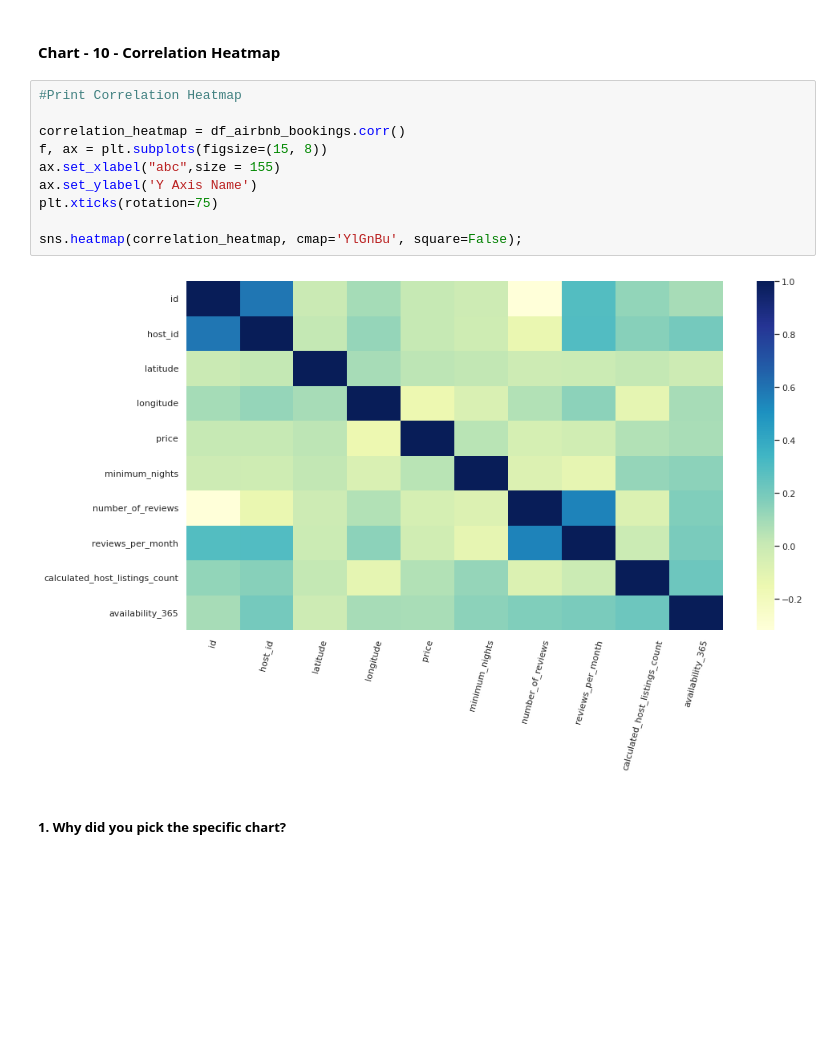
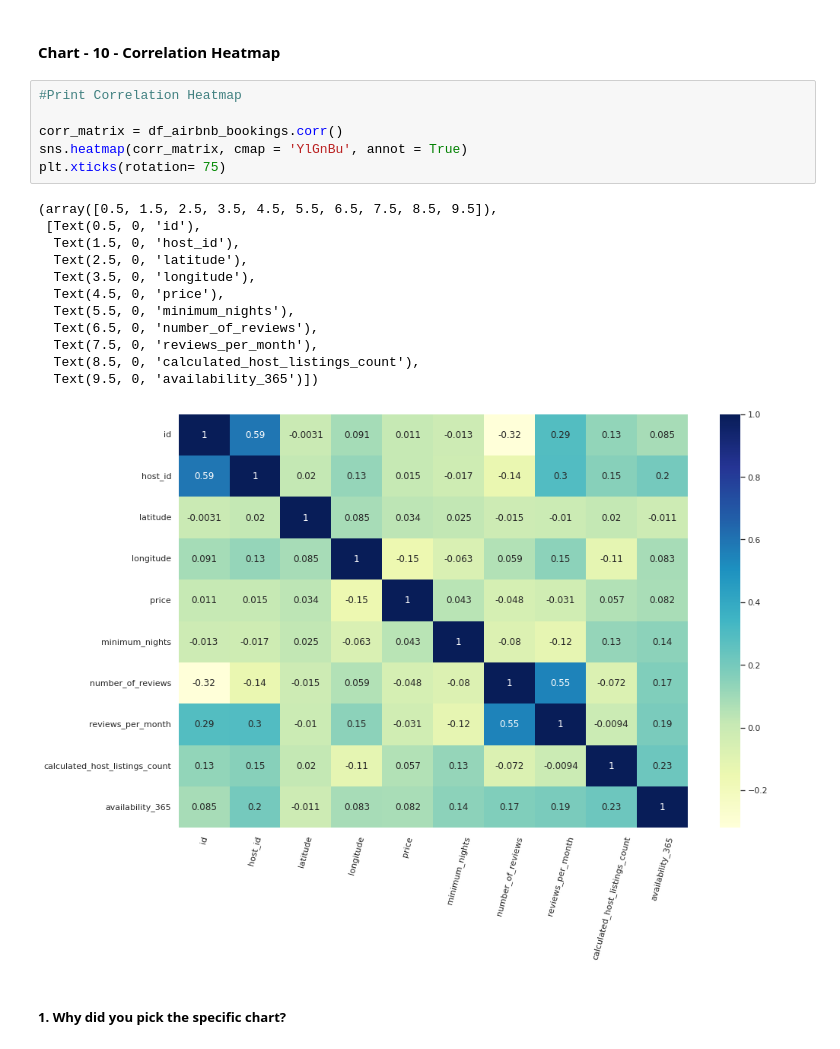
Before and after one commit to manish55shukla/AirBnb-Bookings-Analysis, a Jupyter notebook: Project_AirBnb_Bookings_Analysis.ipynb, the cells around one changed output. Cells and saved outputs as stored; diff of their text form; blank space fills up the shorter version.

```diff
--- a/Project_AirBnb_Bookings_Analysis.ipynb
+++ b/Project_AirBnb_Bookings_Analysis.ipynb
@@ -900,18 +960,25 @@ Are there any insights that lead to negative growth? Justify with specific reaso
 This information can be useful for guests who are looking to stay in these areas, as well as for hosts who are looking to invest in Airbnb rentals in these popular neighborhoods.
 # %% [markdown]
 #### Chart - 10 - Correlation Heatmap
-# %%
-#Print Correlation Heatmap
-
-correlation_heatmap = df_airbnb_bookings.corr()
-f, ax = plt.subplots(figsize=(15, 8))
-ax.set_xlabel("abc",size = 155)
-ax.set_ylabel('Y Axis Name')
-plt.xticks(rotation=75)
-
-sns.heatmap(correlation_heatmap, cmap='YlGnBu', square=False);
-# %% [output]
-[figure, removed]
+# %%
+#Print Correlation Heatmap
+
+corr_matrix = df_airbnb_bookings.corr()
+sns.heatmap(corr_matrix, cmap = 'YlGnBu', annot = True)
+plt.xticks(rotation= 75)
+# %% [output]
+(array([0.5, 1.5, 2.5, 3.5, 4.5, 5.5, 6.5, 7.5, 8.5, 9.5]),
+ [Text(0.5, 0, 'id'),
+  Text(1.5, 0, 'host_id'),
+  Text(2.5, 0, 'latitude'),
+  Text(3.5, 0, 'longitude'),
+  Text(4.5, 0, 'price'),
+  Text(5.5, 0, 'minimum_nights'),
+  Text(6.5, 0, 'number_of_reviews'),
+  Text(7.5, 0, 'reviews_per_month'),
+  Text(8.5, 0, 'calculated_host_listings_count'),
+  Text(9.5, 0, 'availability_365')])
+[figure, added]
 # %% [markdown]
 ##### 1. Why did you pick the specific chart?
 # %% [markdown]
```
Also changed, not shown: parts of 6 cells of this notebook.
